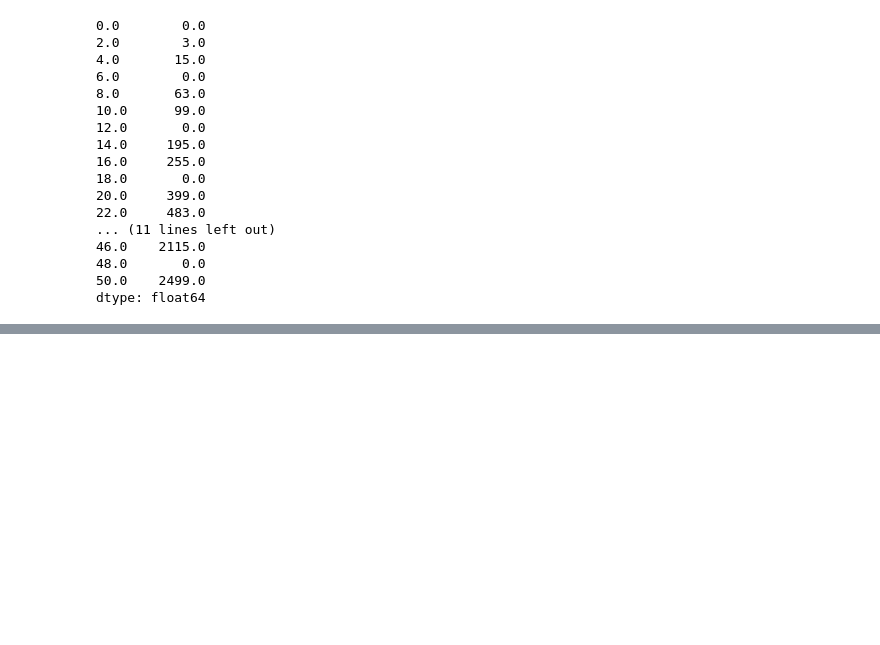
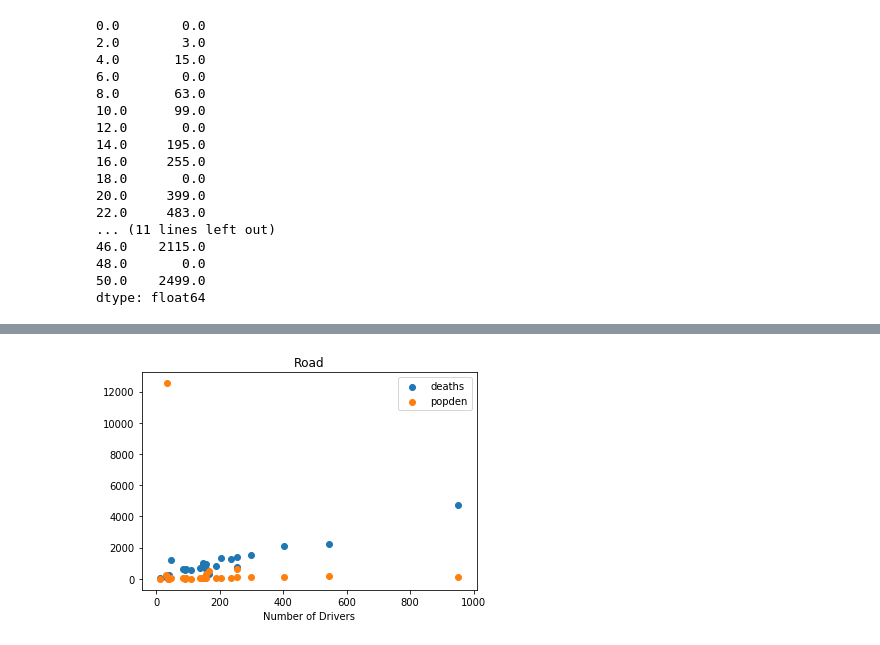
Before and after one commit to OpenSourceEcon/BootCamp2018, a Jupyter notebook: ProbSets/Comp/ProbSet2/ProbSet2.ipynb, the cells around one changed output, grey strips where cells are left out. Saved outputs shown, nothing was run; the diff lists cells and outputs as text; code cells hidden in the pictures; blank space fills up the shorter version.

```diff
--- a/ProbSets/Comp/ProbSet2/ProbSet2.ipynb
+++ b/ProbSets/Comp/ProbSet2/ProbSet2.ipynb
@@ -583,0 +460,15 @@ FileNotFoundError: File b'sat_act.csv' does not exist
+# %%
+# Exercise 4.1.3
+Roads = data("road")
+Roads
+plt.scatter(Roads['drivers'],Roads['deaths'])
+plt.scatter(Roads['drivers'],Roads['popden'])
+plt.title('Road')
+plt.xlabel('Number of Drivers')
+plt.legend(['deaths','popden'])
+plt.show()
+
+#Greater the number of drivers, the greater number of death.
+#The number of driver does not seem to relate to population density.
+# %% [output]
+[figure, added]
```
Also changed, not shown: parts of 54 cells of this notebook, 6 other files.
